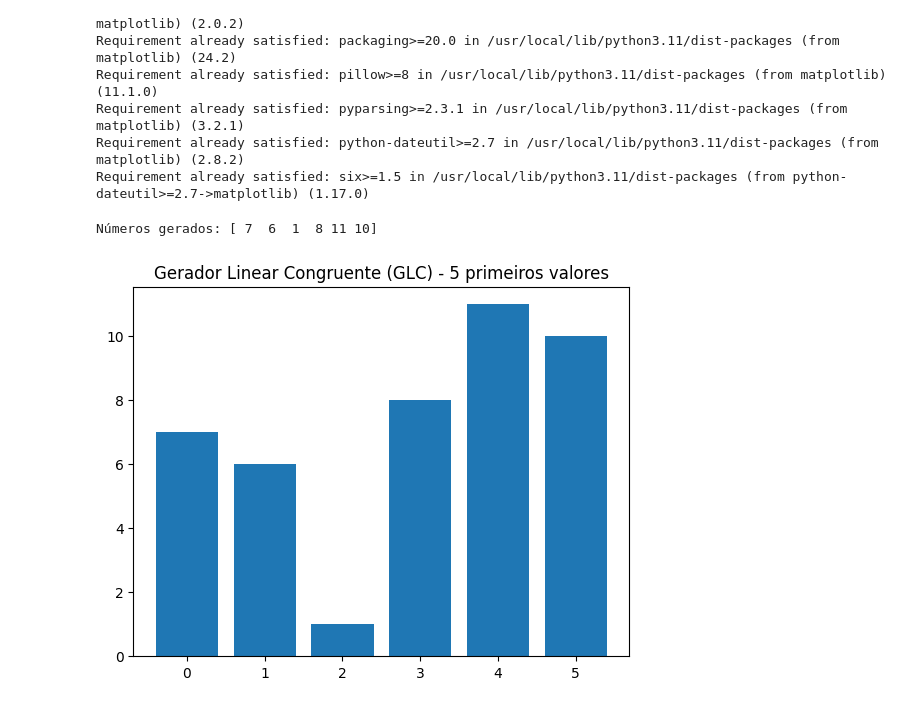
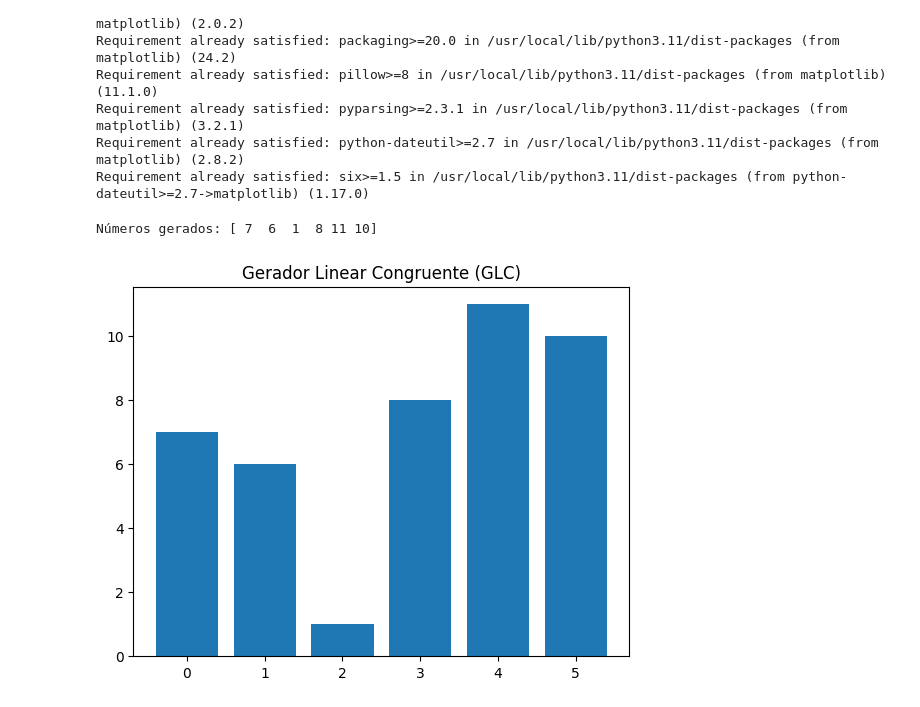
Before and after one commit to Bia-byte/Exercicio-1, a Jupyter notebook: Exercicio1.ipynb, the cells around one changed output. Saved outputs shown, nothing was run; the diff lists cells and outputs as text; code cells hidden in the pictures.

```diff
--- a/Exercicio1.ipynb
+++ b/Exercicio1.ipynb
@@ -19,27 +19,32 @@ Requirement already satisfied: six>=1.5 in /usr/local/lib/python3.11/dist-packag
 # %%
 # Exercício 1 - letra A
 
 import numpy as np
 import matplotlib.pyplot as plt
 
 # Parâmetros
-x= 7              # semente
-x1=np.array([x])
+x= 7              # semente x0
+x1=np.array([x])  # vetor para armazenar os números gerados, iniciando com a semente x0
 n=5               # número de valores desejados
 a=5               # constante multiplicadora
 c=3               # incremento
-m=16              # módulo
+m=16              # representa o módulo
 
+
+# Loop para gerar os valores da sequência pseudoaleatória
+# O loop é executado 5 vezes, ou seja o GLC gera 5 valores além do inicial (x =7)
+# Em cada iteração, calcula um novo número usando a fórmula do GLC
+# O novo número é armazenado no array
 for i in range(n):
-    x=(a*x+c)%m
-    x1=np.append(x1,x)
+    x=(a*x+c)%m          # fórmula do Gerador Linear Congruente (GLC) Misto
+    x1=np.append(x1,x)   # adiciona o novo valor gerado ao vetor de saída
 
 # Exibindo os resultados
 print("Números gerados:", x1)
 ind=np.arange(n+1)
 plt.bar(ind, x1)
-plt.title("Gerador Linear Congruente (GLC) - 5 primeiros valores")
+plt.title("Gerador Linear Congruente (GLC)")
 plt.show()
 # %% [output]
 Números gerados: [ 7  6  1  8 11 10]
-[figure, old version]
+[figure, new version]
```
Also changed, not shown: parts of 2 cells of this notebook.
